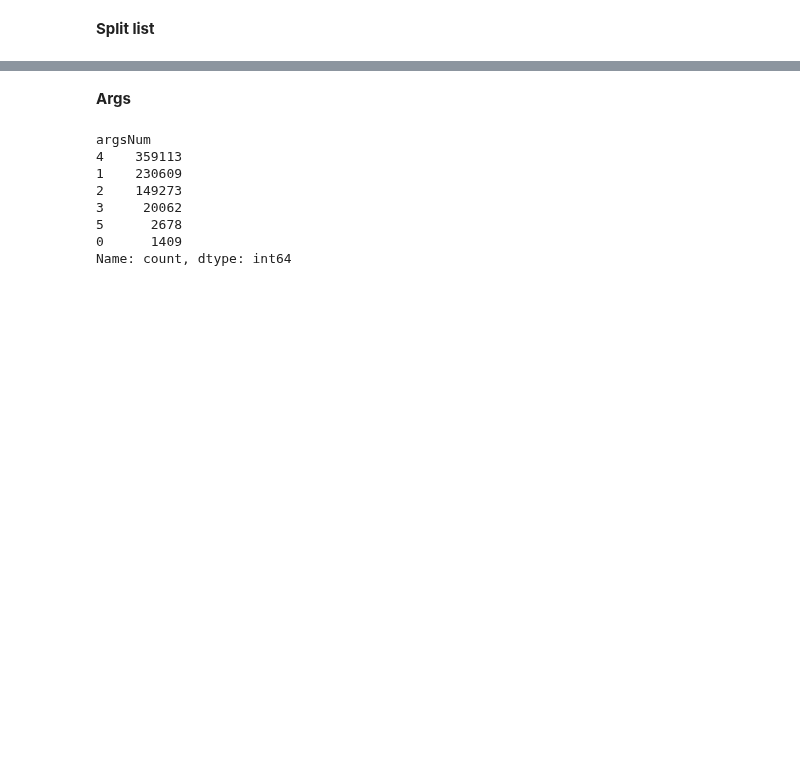
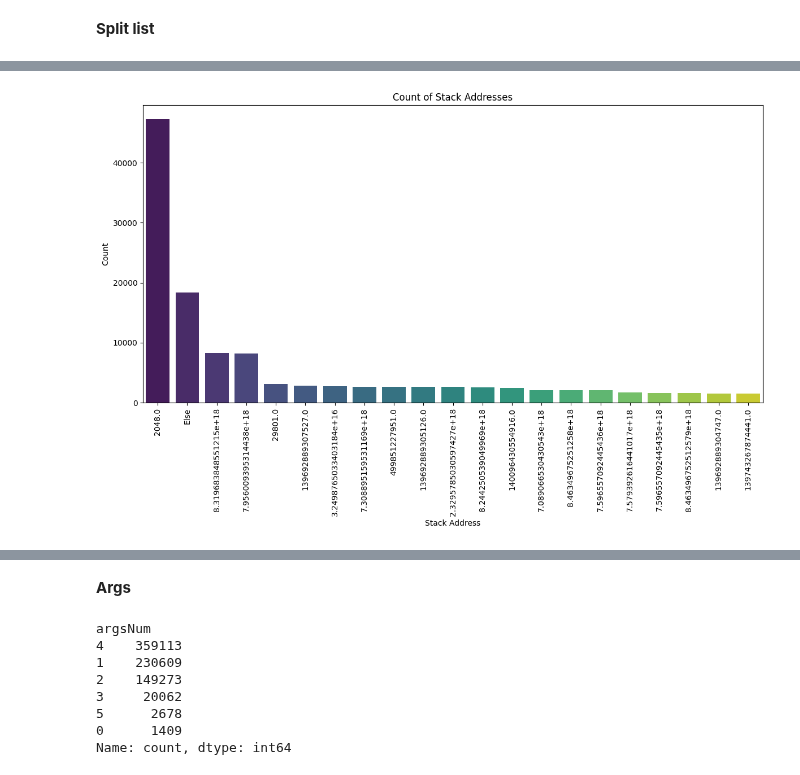
Before and after one commit to moryba/Beth-project, a Jupyter notebook: Data analysis/data analysis.ipynb, the cells around one changed output, grey strips where cells are left out. Saved outputs shown, nothing was run; the diff lists cells and outputs as text; code cells hidden in the pictures; blank space fills up the shorter version.

```diff
--- a/Data analysis/data analysis.ipynb
+++ b/Data analysis/data analysis.ipynb
@@ -1007,0 +1103,12 @@ Name: 0, dtype: object
+# %%
+plt.figure(figsize=(12, 8))
+top_20 = top_20.sort_values(by='count', ascending=False)
+sns.barplot(x='stack_address', y='count', data=top_20, palette='viridis')
+plt.xlabel('Stack Address')
+plt.ylabel('Count')
+plt.title('Count of Stack Addresses')
+plt.xticks(rotation=90)
+plt.tight_layout()
+plt.show()
+# %% [output]
+[figure, added]
```
Also changed, not shown: parts of 21 cells of this notebook, 5 other files.
